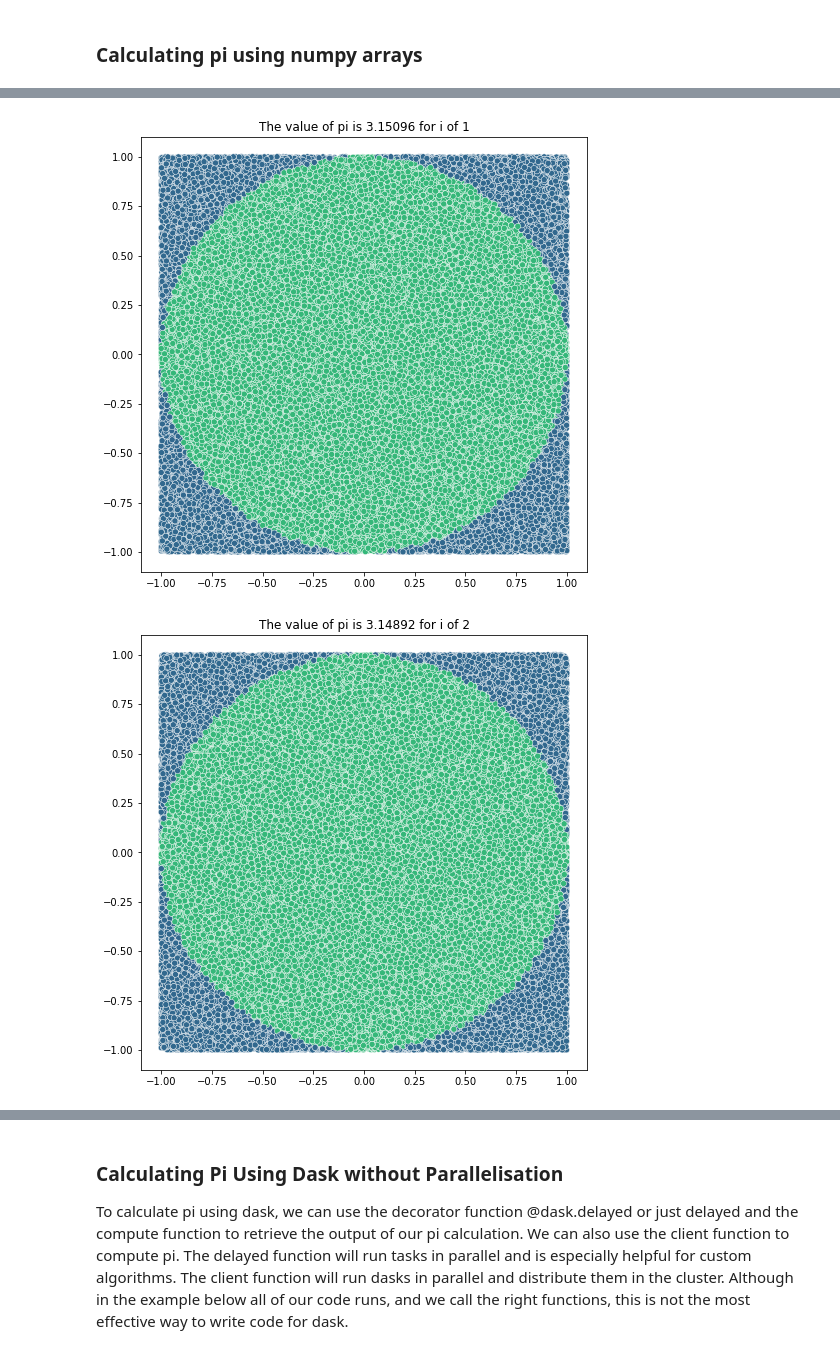
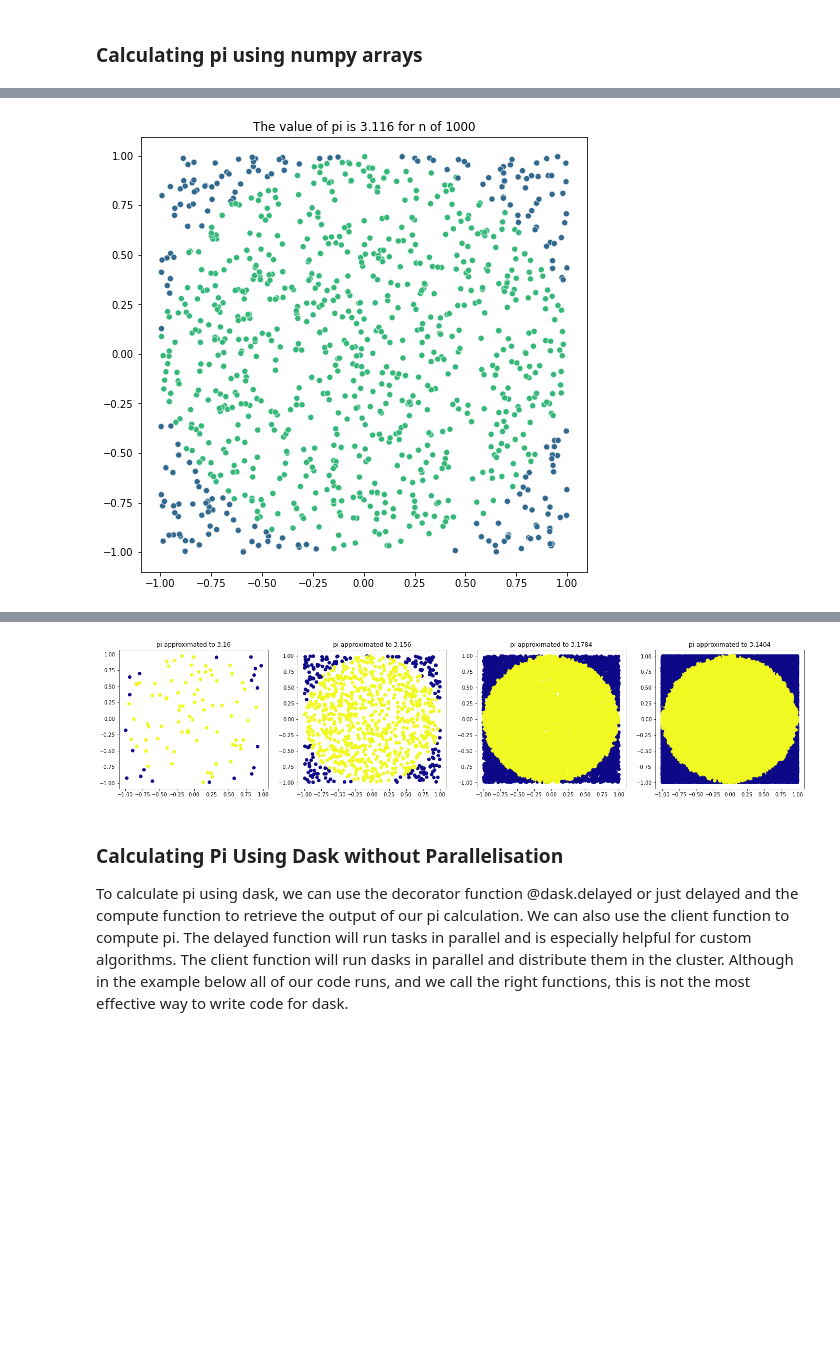
Before and after one commit to ddl-odette/Adv_data_science, a Jupyter notebook: Dask_pi.ipynb, the cells around one changed output, grey strips where cells are left out. Drawn from its saved outputs; the diff is of its cells as text; code cells hidden in the pictures; blank space fills up the shorter version.

```diff
--- a/Dask_pi.ipynb
+++ b/Dask_pi.ipynb
@@ -137,18 +136,17 @@ Wall time: 322 ms
 # %%
-pi = {}
-n = 5
+##Take a look at what one n would look like
 
-for i in range(1,n):
+n = 10**3
 
-    size=int(10**n)
 
-    x = np.random.uniform(low=-1, high = 1, size = (size,2))
-    current_pi = len(x[((x[:,0]**2+x[:,1]**2)<1)==True])/len(x[:,0])*4
-    pi[i]=current_pi
-    plt.figure(figsize = (8,8))
-    sns.scatterplot(x=x[:,0], y=x[:,1], hue=(x[:,0]**2+x[:,1]**2)<1,
-                    palette='viridis', legend=False).set(
-        title = f'The value of pi is {current_pi} for i of {i}')
+x, y  = np.random.uniform(low=-1, high = 1, size = n), np.random.uniform(low=-1, high = 1, size = n)
+in_circle = len(x[((x**2+y**2)<1)==True])
+current_pi = in_circle/n*4
+
+
+plt.figure(figsize = (8,8))
+sns.scatterplot(x=x, y=y, hue=(x**2+y**2)<1,
+                palette='viridis', legend=False).set(title = f'The value of pi is {current_pi} for n of {n}')
+plt.show()
 # %% [output]
-[figure, old version]
+[figure, new version]
-[figure, removed]
@@ -155,0 +153,23 @@ for i in range(1,n):
+# %%
+def set_axis(axis , n ):
+
+    n = int(n)
+    x, y  = np.random.uniform(low=-1, high = 1, size = n), np.random.uniform(low=-1, high = 1, size = n)
+    line = axis.scatter(x, y, c= ((x**2+y**2)<1)==True)
+    current_pi = len(x[((x**2+y**2)<1)==True])/n*4
+    axis.set_title(f'pi approximated to {round(current_pi,4)}')
+
+
+fig, [ax , ax1, ax2, ax3] = plt.subplots(1, 4)
+
+fig.set_figwidth(24)
+fig.set_figheight(5)
+plt.set_cmap('plasma')
+
+
+set_axis(ax, 10**2)
+set_axis(ax1, 10**3)
+set_axis(ax2, 10**4)
+set_axis(ax3, 10**5)
+# %% [output]
+[figure, added]
```
Also changed, not shown: parts of 5 cells of this notebook.
